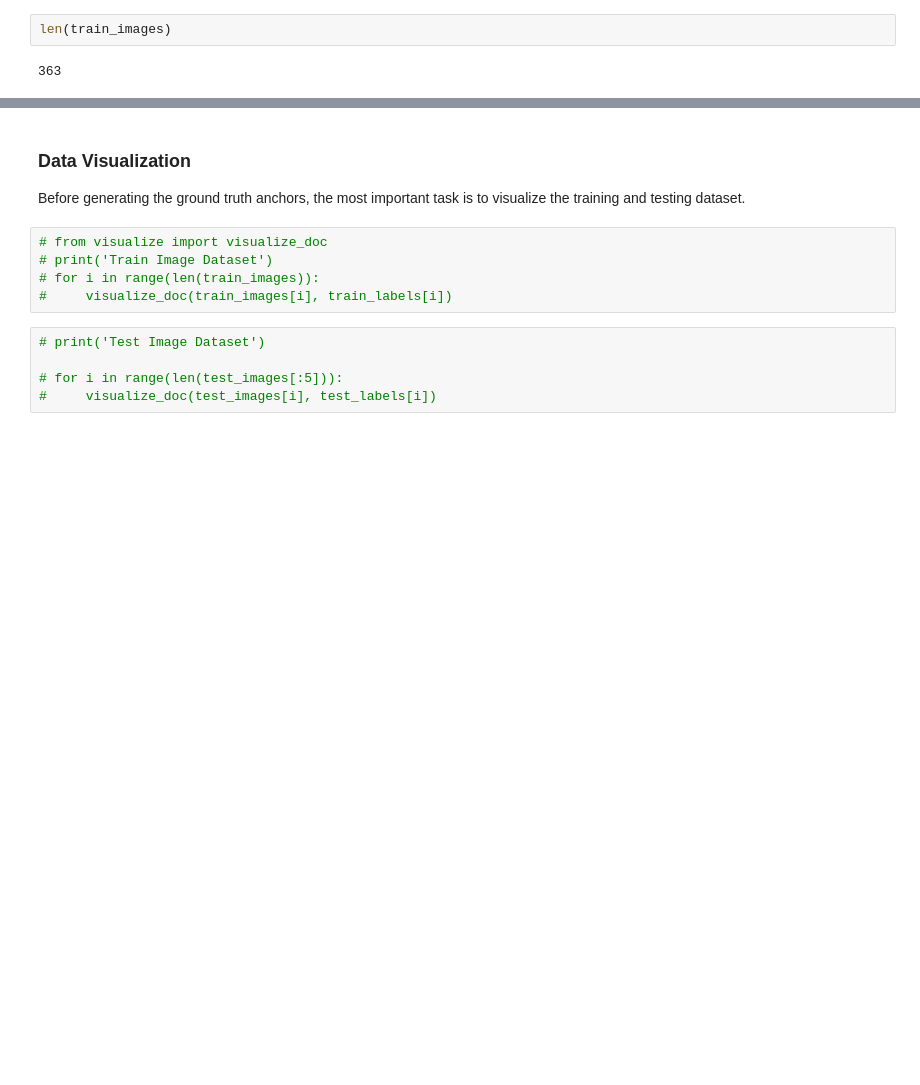
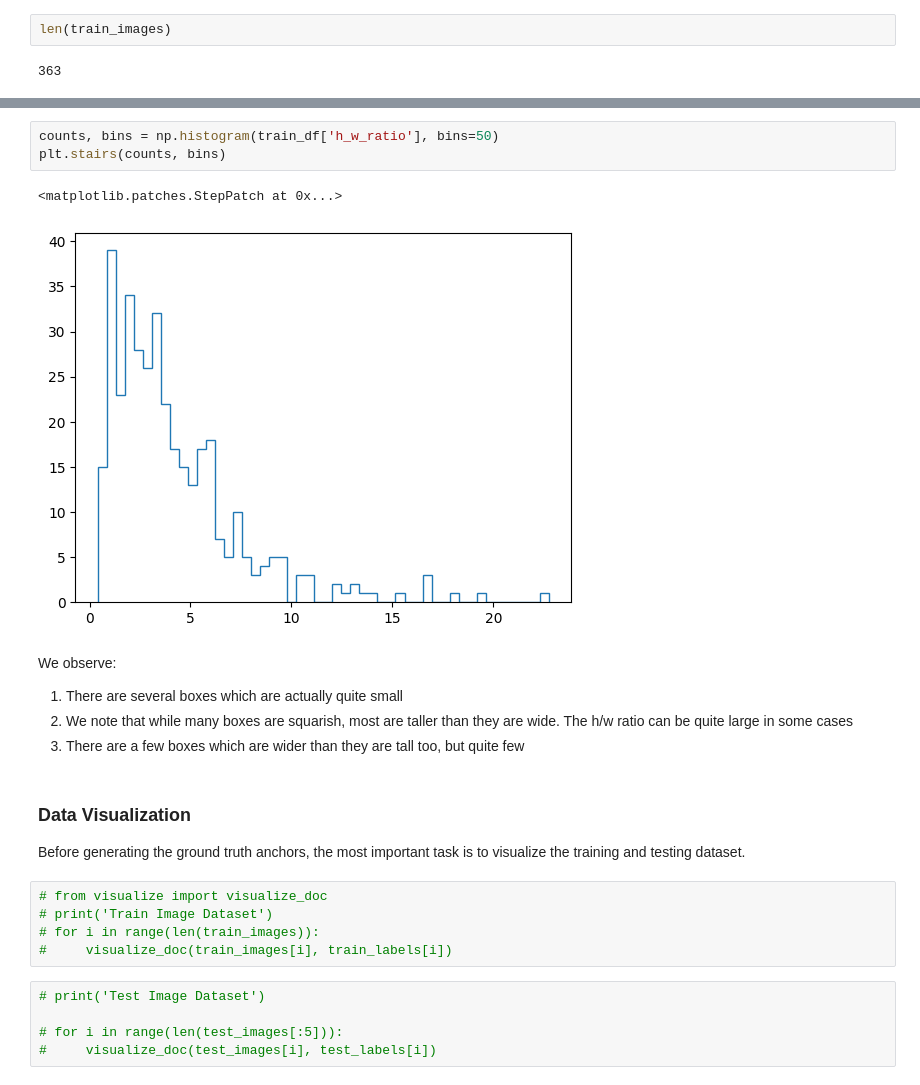
Before and after one commit to dg314/pdf-table-detector, a Jupyter notebook: code/table-detection_calling_new_functions.ipynb, the cells around one changed output, grey strips where cells are left out. Drawn from its saved outputs; the diff is of its cells as text; blank space fills up the shorter version.

```diff
--- a/code/table-detection_calling_new_functions.ipynb
+++ b/code/table-detection_calling_new_functions.ipynb
@@ -109,3 +152,14 @@ len(train_images)
+# %%
+counts, bins = np.histogram(train_df['h_w_ratio'], bins=50)
+plt.stairs(counts, bins)
+# %% [output]
+<matplotlib.patches.StepPatch at 0x...>
+[figure, added]
+# %% [markdown]
+We observe:
+1. There are several boxes which are actually quite small
+2. We note that while many boxes are squarish, most are taller than they are wide. The h/w ratio can be quite large in some cases
+3. There are a few boxes which are wider than they are tall too, but quite few
 # %% [markdown]
 ### Data Visualization
 Before generating the ground truth anchors, the most important task is to visualize the training and testing dataset.
```
Also changed, not shown: parts of 29 cells of this notebook, 3 other files.
